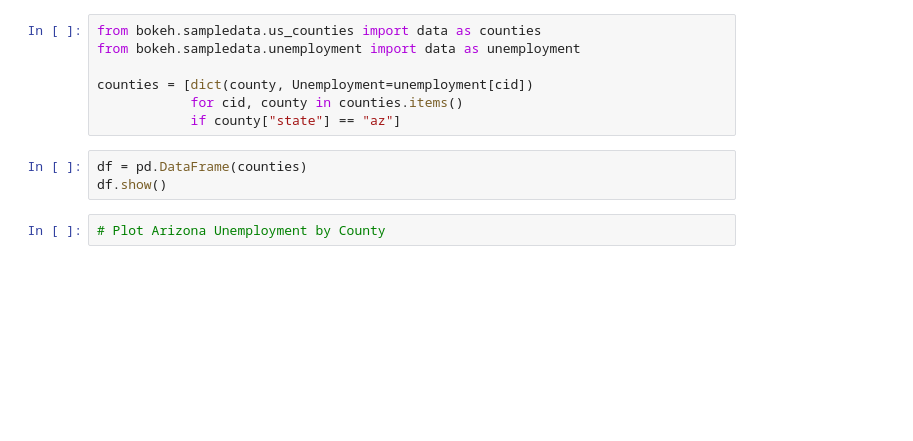
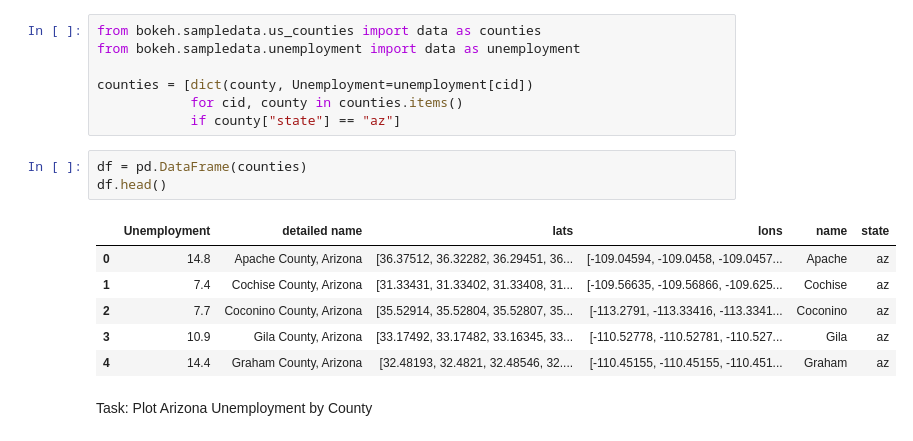
Before and after one commit to tjslezak/battle-of-the-plotting-libraries, a Jupyter notebook: data_viz_challenges.ipynb, the cells around one changed output. Cells and saved outputs as stored; diff of their text form; blank space fills up the shorter version.

```diff
--- a/data_viz_challenges.ipynb
+++ b/data_viz_challenges.ipynb
@@ -75,6 +73,13 @@ counties = [dict(county, Unemployment=unemployment[cid])
             if county["state"] == "az"]
 # %%
 df = pd.DataFrame(counties)
-df.show()
+df.head()
+# %% [output]
+|  | Unemployment | detailed name | lats | lons | name | state |
+| 0 | 14.8 | Apache County, Arizona | [36.37512, 36.32282, 36.29451, 36... | [-109.04594, -109.0458, -109.0457... | Apache | az |
+| 1 | 7.4 | Cochise County, Arizona | [31.33431, 31.33402, 31.33408, 31... | [-109.56635, -109.56866, -109.625... | Cochise | az |
+| 2 | 7.7 | Coconino County, Arizona | [35.52914, 35.52804, 35.52807, 35... | [-113.2791, -113.33416, -113.3341... | Coconino | az |
+| 3 | 10.9 | Gila County, Arizona | [33.17492, 33.17482, 33.16345, 33... | [-110.52778, -110.52781, -110.527... | Gila | az |
+| 4 | 14.4 | Graham County, Arizona | [32.48193, 32.4821, 32.48546, 32.... | [-110.45155, -110.45155, -110.451... | Graham | az |
-# %%
-# Plot Arizona Unemployment by County
+# %% [markdown]
+Task: Plot Arizona Unemployment by County
```
Also changed, not shown: parts of 5 cells of this notebook, 1 other file.
